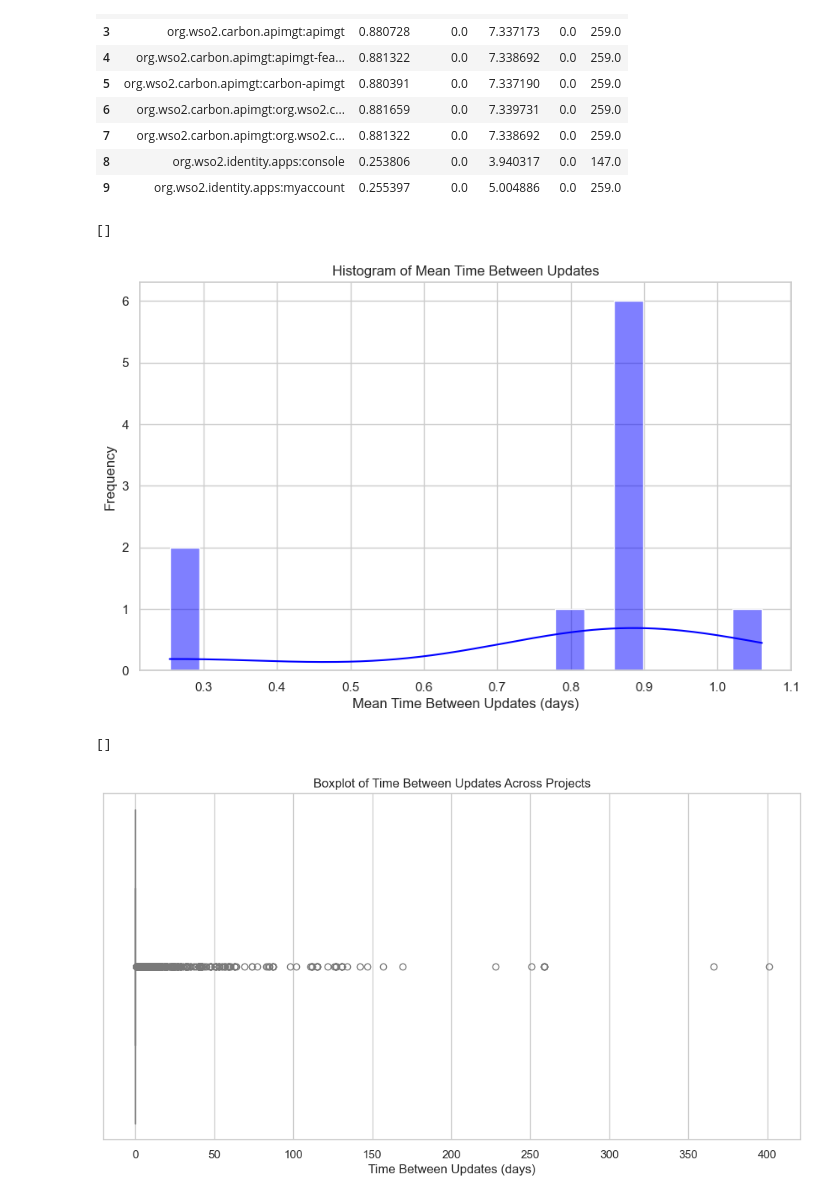
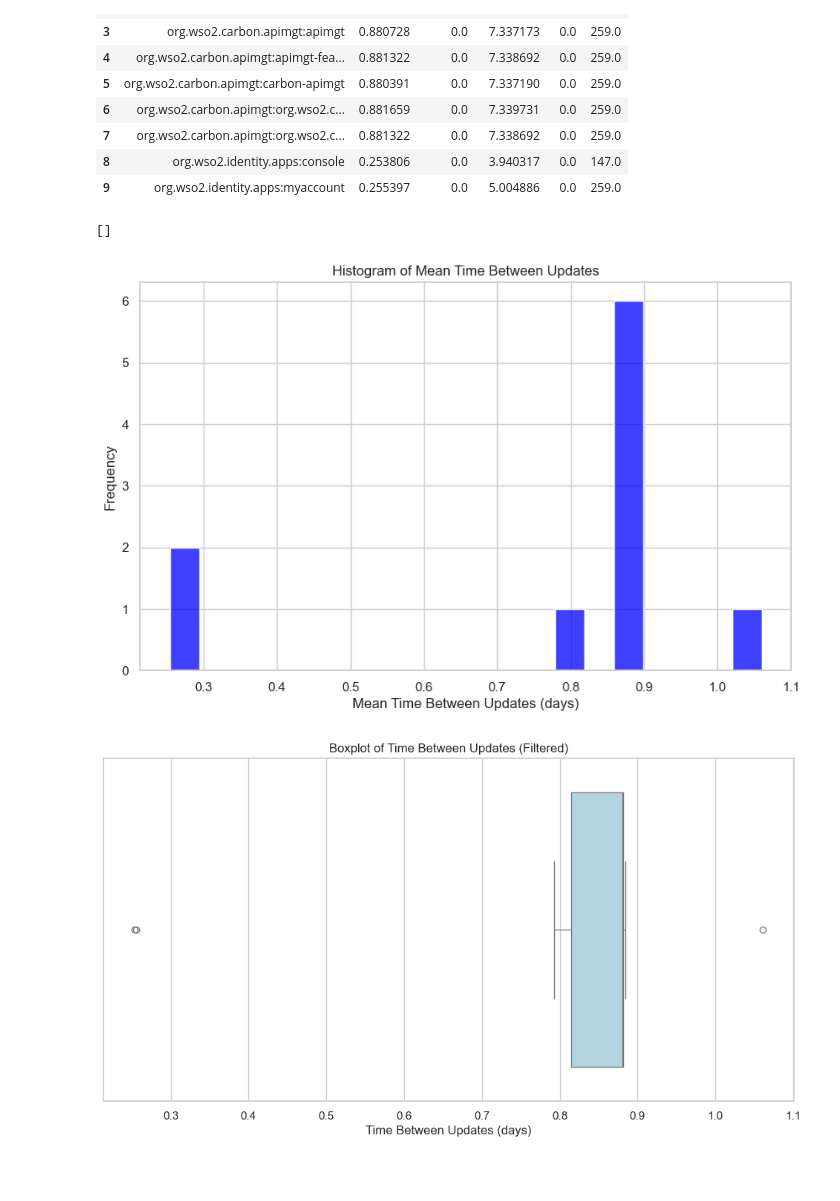
Before and after one commit to hanzltom/LOG6307-final, a Jupyter notebook: time_updates.ipynb, the cells around one changed output. Saved outputs shown, nothing was run; the diff lists cells and outputs as text; code cells hidden in the pictures; blank space fills up the shorter version.

Commit message:
updated graphs

```diff
--- a/time_updates.ipynb
+++ b/time_updates.ipynb
@@ -96,7 +96,7 @@ sns.set(style="whitegrid")  # Set a nice style for the plots
 
 # 1. Histogram of mean time between updates
 plt.figure(figsize=(10, 6))
-sns.histplot(project_stats['mean'], bins=20, kde=True, color='blue')
+sns.histplot(project_stats['mean'], bins=20, color='blue')
 plt.title('Histogram of Mean Time Between Updates')
 plt.xlabel('Mean Time Between Updates (days)')
 plt.ylabel('Frequency')
@@ -104,15 +104,17 @@ plt.savefig('histogram_mean_time_between_updates.png')
 plt.plot()
 # %% [output]
 []
-[figure, old version]
+[figure, new version]
 # %%
 # 2. Boxplot for TimeBetweenUpdates
+filtered_df = project_stats[project_stats['mean'] <= 100]  # Exclude values greater than 100
+
+# Plot the boxplot
 plt.figure(figsize=(12, 6))
-sns.boxplot(data=df, x='TimeBetweenUpdates', color='lightblue')
-plt.title('Boxplot of Time Between Updates Across Projects')
+sns.boxplot(data=filtered_df, x='mean', color='lightblue')
+plt.title('Boxplot of Time Between Updates (Filtered)')
 plt.xlabel('Time Between Updates (days)')
-plt.savefig('boxplot_time_between_updates.png')
-plt.plot()
+plt.savefig('boxplot_filtered.png')
+plt.show()
 # %% [output]
-[]
-[figure, old version]
+[figure, new version]
```
Also changed, not shown: parts of 3 cells of this notebook.
